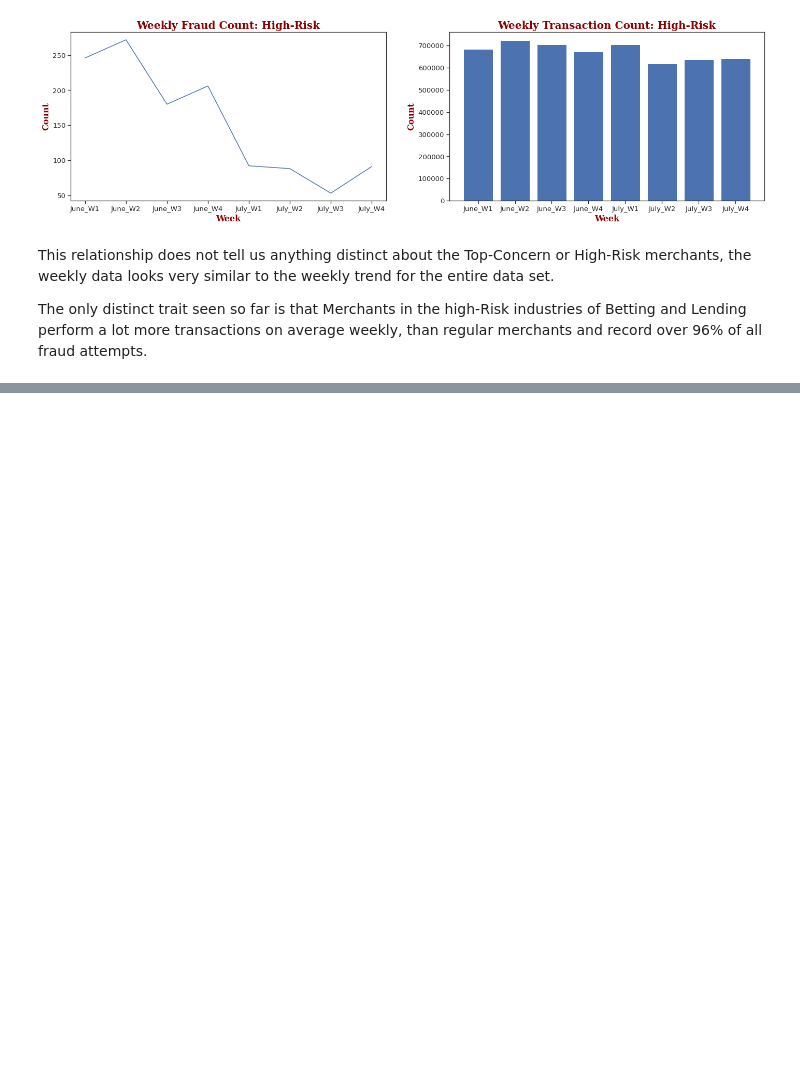
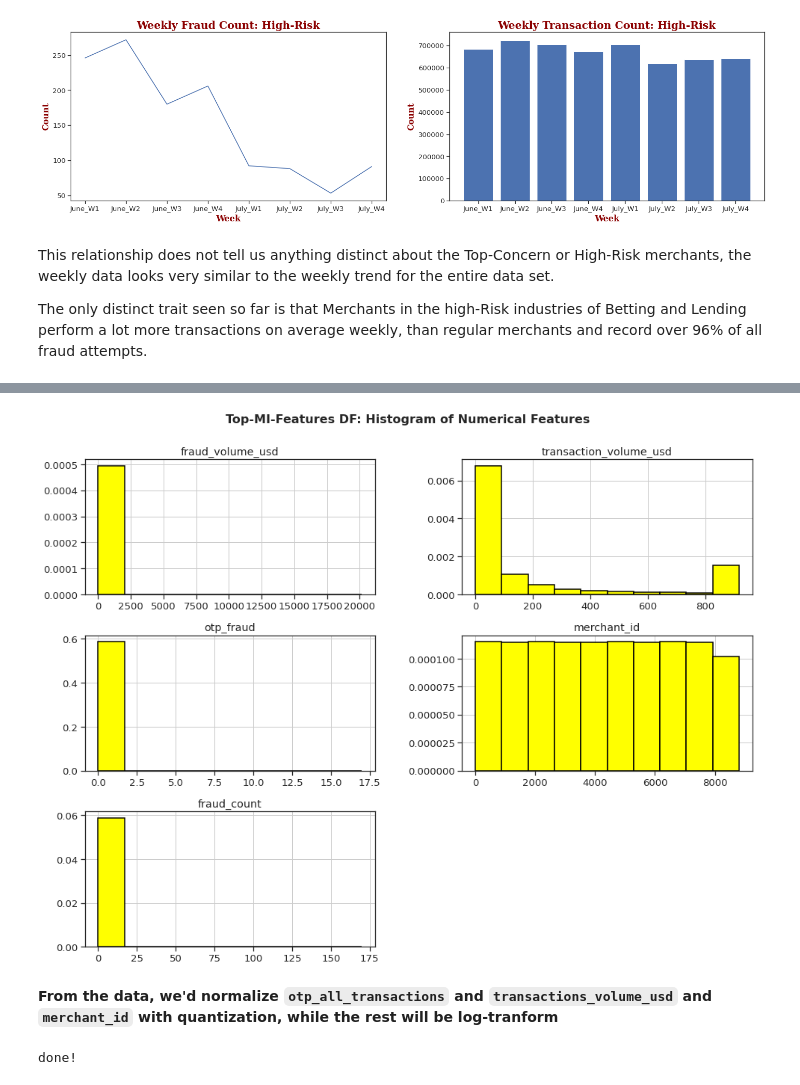
Before and after one commit to Lawrence-Krukrubo/fraud_analyst_assignment, a Jupyter notebook: fraud_analysis.ipynb, the cells around one changed output, grey strips where cells are left out. Drawn from its saved outputs; the diff is of its cells as text; code cells hidden in the pictures; blank space fills up the shorter version.

```diff
--- a/fraud_analysis.ipynb
+++ b/fraud_analysis.ipynb
@@ -1400,0 +1450,16 @@ Here, we shall apply a simple K-means algorithm to the data to see if we can fin
+# %%
+def find_extreme_boundaries(variable, df, distance=3):
+    """This method computes and returns the upper
+        and lower outlier boundaries for each variable.
+    """
+
+    IQR = df[variable].quantile(0.75) - df[variable].quantile(0.25)
+
+    lower_boundary = df[variable].quantile(0.25) - (IQR * distance)
+    upper_boundary = df[variable].quantile(0.75) + (IQR * distance)
+
+    if upper_boundary == lower_boundary:
+        upper_boundary = max(df[variable])
+        lower_boundary = min(df[variable])
+
+    return upper_boundary, lower_boundary
@@ -1400,0 +1488,3 @@ Here, we shall apply a simple K-means algorithm to the data to see if we can fin
+# %%
+ext_outliers_df = extreme_outliers_toDF(copy_mi, num_cols)
+ext_outliers_df
@@ -1400,0 +1500,20 @@ Here, we shall apply a simple K-means algorithm to the data to see if we can fin
+# %%
+def clip_extreme_outliers(main_df, sub_df):
+    """Function clips extreme outliers
+
+    @param df: a dataframe
+    @param cols: list of columns to clip from
+    """
+    indx = list(sub_df.index)
+
+    for ind in indx:
+        if sub_df.at[ind, 'count'] > 100:
+            high, low = find_extreme_boundaries(ind, main_df)
+            print(ind,':', high, low)
+            main_df[ind] = np.where(main_df[ind] > high, high,
+                           np.where(main_df[ind] < low, low, main_df[ind]))
+    return main_df
+# %%
+# Let's clip the extreme outliers
+copy_mi = clip_extreme_outliers(copy_mi, ext_outliers_df)
+print('done!')
@@ -1400,0 +1558,10 @@ Here, we shall apply a simple K-means algorithm to the data to see if we can fin
+# %%
+df_name = 'Top-MI-Features DF'
+colour = 'yellow'
+sup_title = 'Histogram of Numerical Features'
+
+plot_hist(copy_mi, df_name, color=colour, suptitle=sup_title)
+# %% [output]
+[figure, added]
+# %% [markdown]
+**From the data, we'd normalize `otp_all_transactions` and `transactions_volume_usd` and `merchant_id` with quantization, while the rest will be log-tranform**
@@ -1400,0 +1576,7 @@ Here, we shall apply a simple K-means algorithm to the data to see if we can fin
+# %%
+col_quant = ['otp_all_transactions', 'transaction_volume_usd', 'merchant_id']
+col_log = [col for col in num_cols if col not in col_quant]
+
+log_transform(copy_mi, col_log)
+# %% [output]
+done!
```
Also changed, not shown: parts of 47 cells of this notebook.
